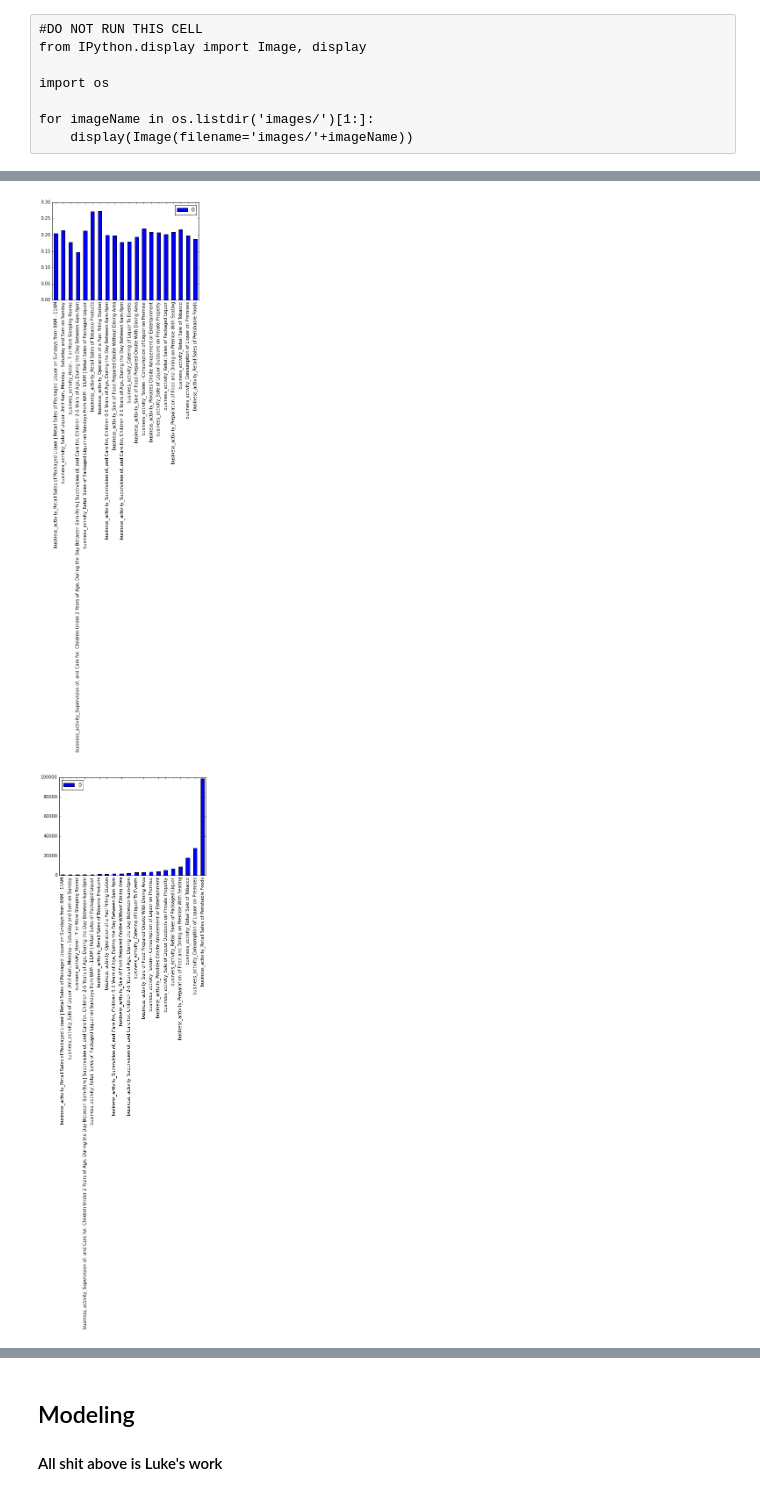
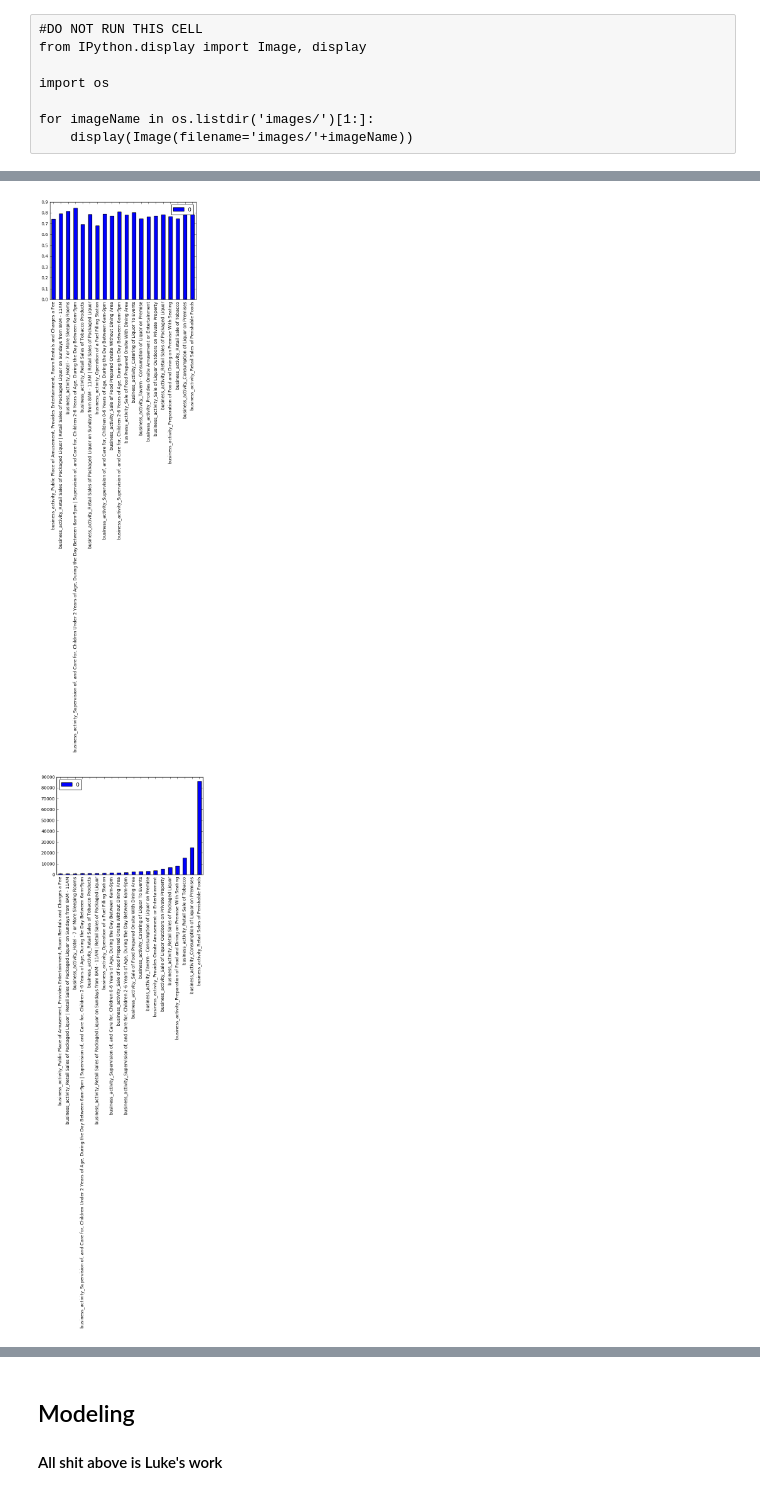
Before and after one commit to Fggw/downloader, a Jupyter notebook: ChicagoFoodInspection_CS109a_Final.ipynb, the cells around one changed output, grey strips where cells are left out. Drawn from its saved outputs; the diff is of its cells as text; code cells hidden in the pictures.

```diff
--- a/ChicagoFoodInspection_CS109a_Final.ipynb
+++ b/ChicagoFoodInspection_CS109a_Final.ipynb
@@ -73,3 +82,7 @@ These functions build binary indicators for license types
+# %%
+result_possibilities = ['Pass', 'Fail', 'Pass w/ Conditions']
+valid_result_bools = [result in result_possibilities for result in data.results]
+data = data[valid_result_bools]
 # %%
 def fail(result):
     if 'Fail' in result:
@@ -89 +117,7 @@ data['grocery'] = [grocery_store(facility_type) for facility_type in data.facili
+# %%
+inspection_type_dummies = pd.get_dummies(data['inspection_type'])
+inspection_type_dummies = inspection_type_dummies[top_inspection_types]
+
+
+data = pd.concat([data,inspection_type_dummies],axis=1,join='inner')
 # %%
@@ -105,9 +135,0 @@ top_license_counts = license_counts.ix[license_counts.index[-top_n:]]
-# %%
-
-top_license_counts_cols = list(license_counts.index[-top_n:])
-
-pass_rate = []
-for col in top_license_counts_cols:
-    pass_rate.append(data[data[col] == 1].result_binary.mean())
-
-top_license_pass_rate = pd.Series(data = np.array(pass_rate),index=top_license_counts.index)
@@ -114,9 +156,31 @@ top_license_pass_rate = pd.Series(data = np.array(pass_rate),index=top_license_c
+# %%
+
+biz_cols_counts = data[biz_cols].sum().sort_values()
+
+
+pass_rate = []
+count = []
+for col in biz_cols:
+    pass_rate.append(data[data[col] == 1].result_binary.mean())
+    pass_rate.append(data[data[col] == 1].result_binary.mean())
+
+
+top_n = 20
+top_license_counts = biz_cols_counts.ix[biz_cols_counts.index[-top_n:]]
+
+top_biz_counts_cols = list(biz_cols_counts.index[-top_n:])
+
+pass_rate = []
+for col in top_biz_counts_cols:
+    pass_rate.append(data[data[col] == 1].result_binary.mean())
+
+top_biz_pass_rate = pd.Series(data = np.array(pass_rate),index=top_biz_counts_cols)
 # %%
-pd.DataFrame(1-top_license_pass_rate).plot(kind='bar')
+pd.DataFrame(1-top_biz_pass_rate).plot(kind='bar')
 plt.show()
 pd.DataFrame(top_license_counts).plot(kind='bar')
 plt.show()
 # %% [output]
-[figure, old version]
+[figure, new version]
-[figure, old version]
+[figure, new version]
 # %%
```
Also changed, not shown: parts of 106 cells of this notebook.
